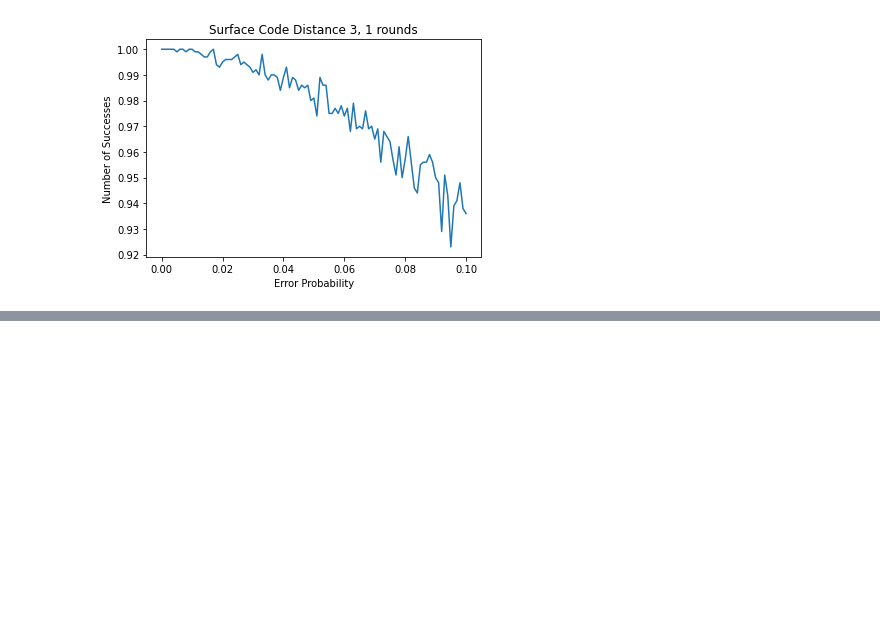
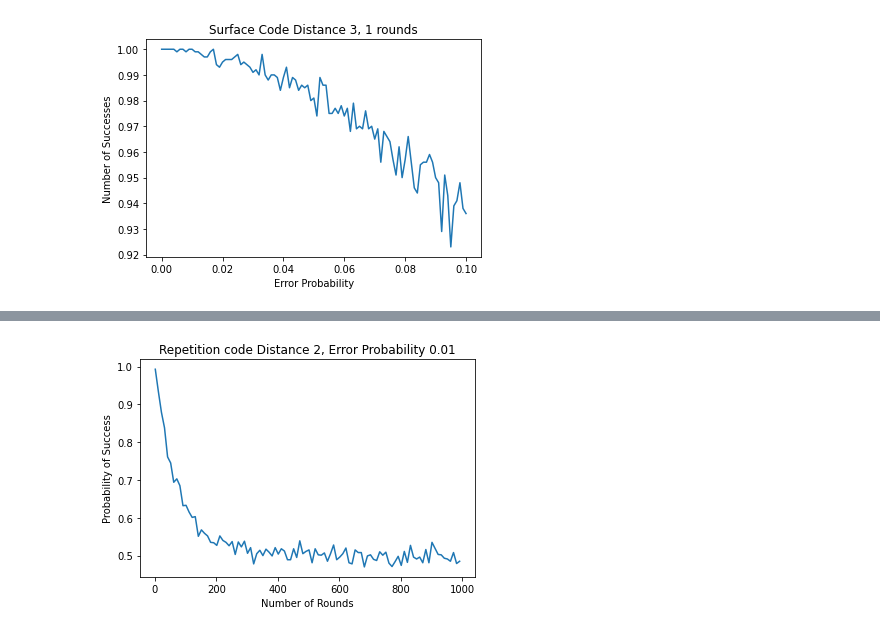
Before and after one commit to daschaich/QEC-Notebooks, a Jupyter notebook: Stim.ipynb, the cells around one changed output, grey strips where cells are left out. Saved outputs shown, nothing was run; the diff lists cells and outputs as text; code cells hidden in the pictures; blank space fills up the shorter version.

```diff
--- a/Stim.ipynb
+++ b/Stim.ipynb
@@ -100,0 +128,28 @@ plt.show()
+# %%
+import matplotlib.pyplot as plt
+
+#This code generates a plot of the probability of success versus
+#the number of rounds for a surface code with a fixed distance and error probability.
+
+distance = 2
+num_shots = 1000
+success_rate = []
+
+rounds_range = range(1, 1001, 10)
+
+
+error_prob = 0.01
+
+for r in rounds_range:
+    circuit = stim.Circuit.generated("repetition_code:memory", rounds=r, distance=distance, before_round_data_depolarization=error_prob)
+    num_logical_errors = count_logical_errors(circuit, num_shots)
+    num_successes = num_shots - num_logical_errors
+    success_rate.append(num_successes/float(num_shots))
+
+plt.plot(rounds_range, success_rate)
+plt.xlabel('Number of Rounds')
+plt.ylabel('Probability of Success')
+plt.title(f'Repetition code Distance {distance}, Error Probability {error_prob}')
+plt.show()
+# %% [output]
+[figure, added]
```
Also changed, not shown: parts of 10 cells of this notebook.
